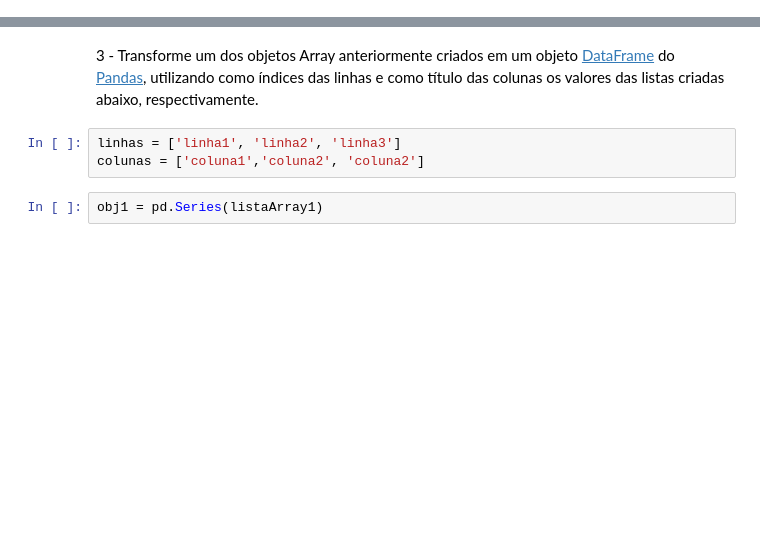
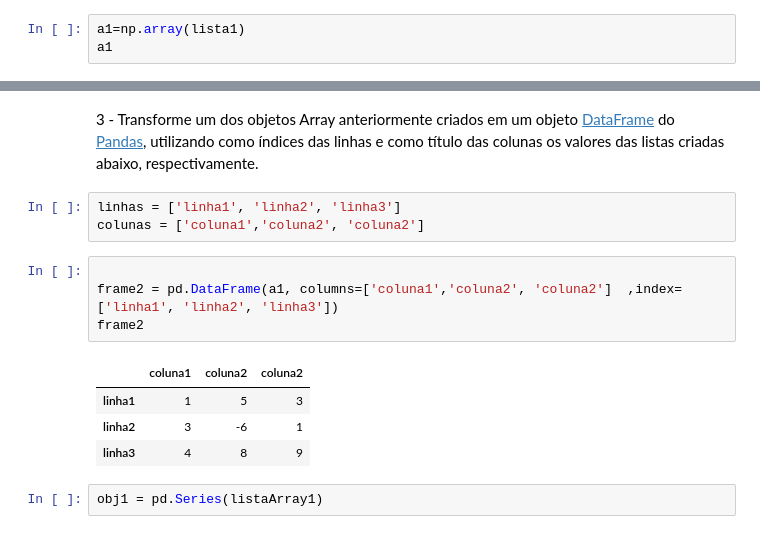
Before and after one commit to tuliogv/FGV_Programming_Languages, a Jupyter notebook: Python/Exercicios/Avaliacoes/Quizz_numpy_matplotlib_pandas.ipynb, the cells around one changed output, grey strips where cells are left out. Cells and saved outputs as stored; diff of their text form; blank space fills up the shorter version.

```diff
--- a/Python/Exercicios/Avaliacoes/Quizz_numpy_matplotlib_pandas.ipynb
+++ b/Python/Exercicios/Avaliacoes/Quizz_numpy_matplotlib_pandas.ipynb
@@ -70,3 +85,6 @@ Matrix:
 [[ 1  3  3]
  [ 2  6  8]
  [ 1  1 -9]]
+# %%
+a1=np.array(lista1)
+a1
@@ -75,6 +116,15 @@ Matrix:
 # %%
 linhas = ['linha1', 'linha2', 'linha3']
 colunas = ['coluna1','coluna2', 'coluna2']
+# %%
+
+frame2 = pd.DataFrame(a1, columns=['coluna1','coluna2', 'coluna2']  ,index=['linha1', 'linha2', 'linha3'])
+frame2
+# %% [output]
+|  | coluna1 | coluna2 | coluna2 |
+| linha1 | 1 | 5 | 3 |
+| linha2 | 3 | -6 | 1 |
+| linha3 | 4 | 8 | 9 |
 # %%
 obj1 = pd.Series(listaArray1)
 # %% [output]
```
Also changed, not shown: parts of 9 cells of this notebook.
